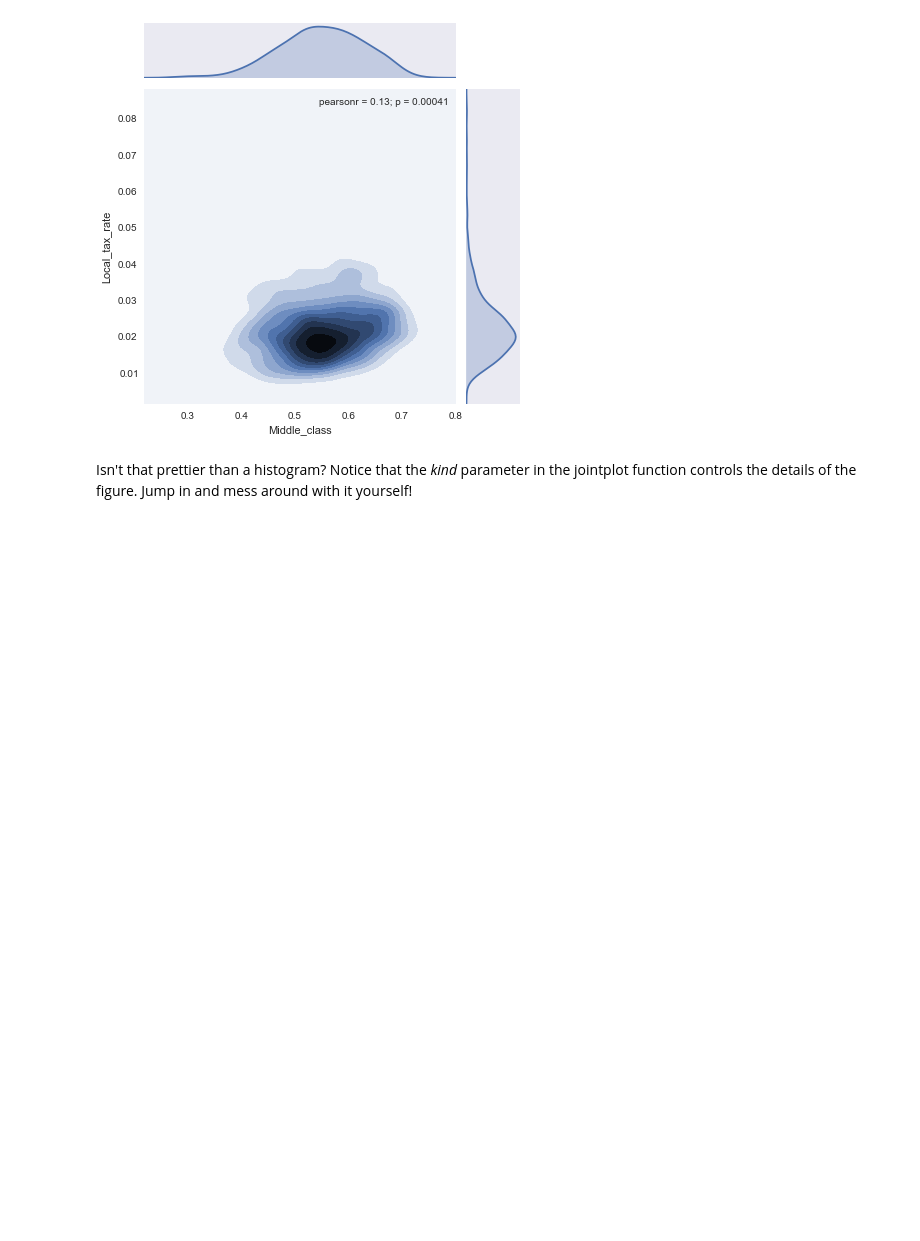
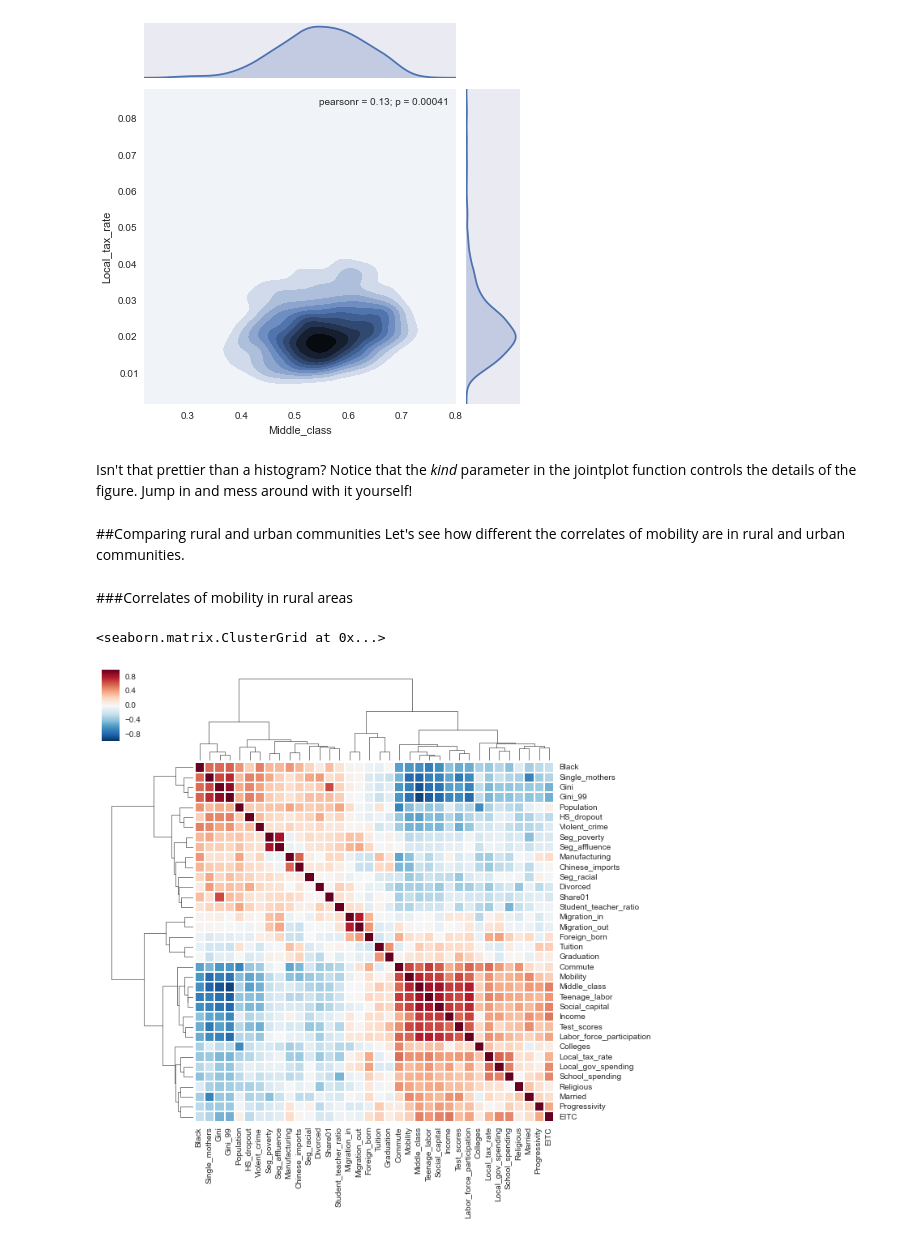
Before and after one commit to SmearingMap/DFW_DataDemo, a Jupyter notebook: DFW_Python_Data_Demo.ipynb, the cells around one changed output. Saved outputs shown, nothing was run; the diff lists cells and outputs as text; code cells hidden in the pictures; blank space fills up the shorter version.

```diff
--- a/DFW_Python_Data_Demo.ipynb
+++ b/DFW_Python_Data_Demo.ipynb
@@ -620,3 +628,6 @@ sns.jointplot(df.Middle_class, df.Local_tax_rate, kind='kde')
 [figure]
 # %% [markdown]
 Isn't that prettier than a histogram?  Notice that the *kind* parameter in the jointplot function controls the details of the figure.  Jump in and mess around with it yourself!
+# %% [markdown]
+##Comparing rural and urban communities
+Let's see how different the correlates of mobility are in rural and urban communities.
@@ -622,0 +646,10 @@ Isn't that prettier than a histogram?  Notice that the *kind* parameter in the j
+# %%
+urban_correlations = urban.corr('spearman')
+rural_correlations = rural.corr('spearman')
+# %% [markdown]
+###Correlates of mobility in rural areas
+# %%
+sns.clustermap(rural_correlations)
+# %% [output]
+<seaborn.matrix.ClusterGrid at 0x...>
+[figure, added]
```
Also changed, not shown: parts of 10 cells of this notebook.
